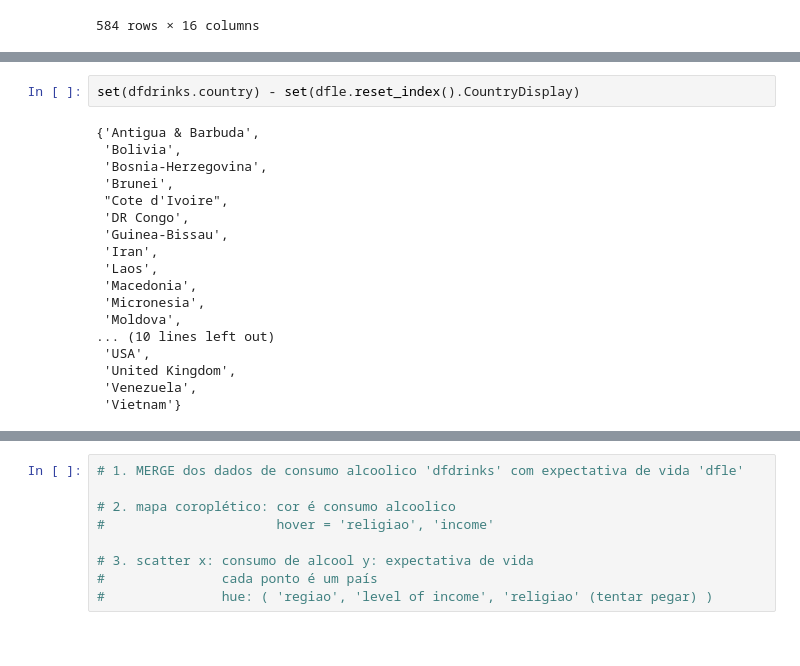
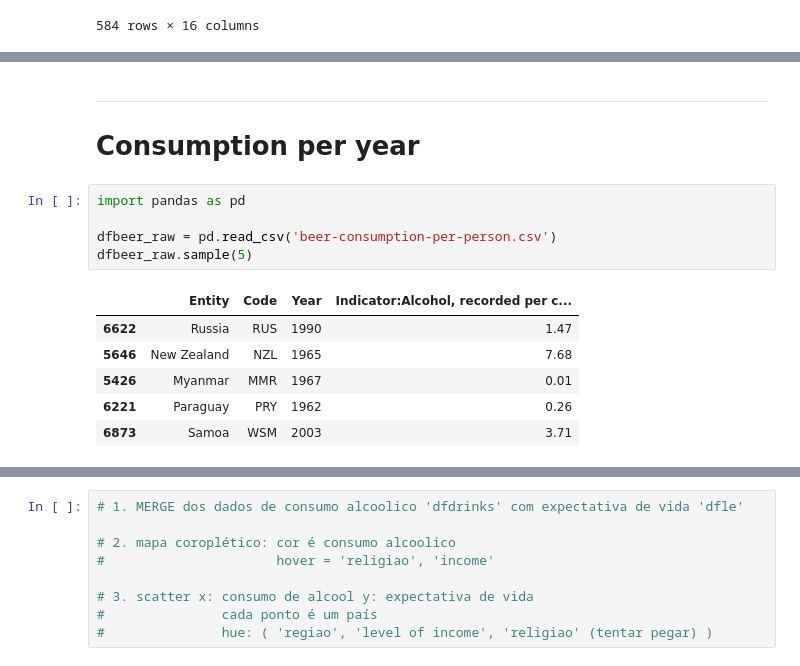
Before and after one commit to flimao/drinking-dashboard, a Jupyter notebook: exploracao_dados.ipynb, the cells around one changed output, grey strips where cells are left out. Cells and saved outputs as stored; diff of their text form.

```diff
--- a/exploracao_dados.ipynb
+++ b/exploracao_dados.ipynb
@@ -242,20 +222,15 @@ set(dfle.reset_index().CountryDisplay) - set(dfdrinks.country)
-# %%
-set(dfdrinks.country) - set(dfle.reset_index().CountryDisplay)
-# %% [output]
-{'Antigua & Barbuda',
- 'Bolivia',
- 'Bosnia-Herzegovina',
- 'Brunei',
- "Cote d'Ivoire",
- 'DR Congo',
- 'Guinea-Bissau',
- 'Iran',
- 'Laos',
- 'Macedonia',
- 'Micronesia',
- 'Moldova',
-... (10 lines left out)
- 'USA',
- 'United Kingdom',
- 'Venezuela',
- 'Vietnam'}
+# %% [markdown]
+---
+# Consumption per year
+# %%
+import pandas as pd
+
+dfbeer_raw = pd.read_csv('beer-consumption-per-person.csv')
+dfbeer_raw.sample(5)
+# %% [output]
+|  | Entity | Code | Year | Indicator:Alcohol, recorded per c... |
+| 6622 | Russia | RUS | 1990 | 1.47 |
+| 5646 | New Zealand | NZL | 1965 | 7.68 |
+| 5426 | Myanmar | MMR | 1967 | 0.01 |
+| 6221 | Paraguay | PRY | 1962 | 0.26 |
+| 6873 | Samoa | WSM | 2003 | 3.71 |
```
Also changed, not shown: parts of 7 cells of this notebook.
